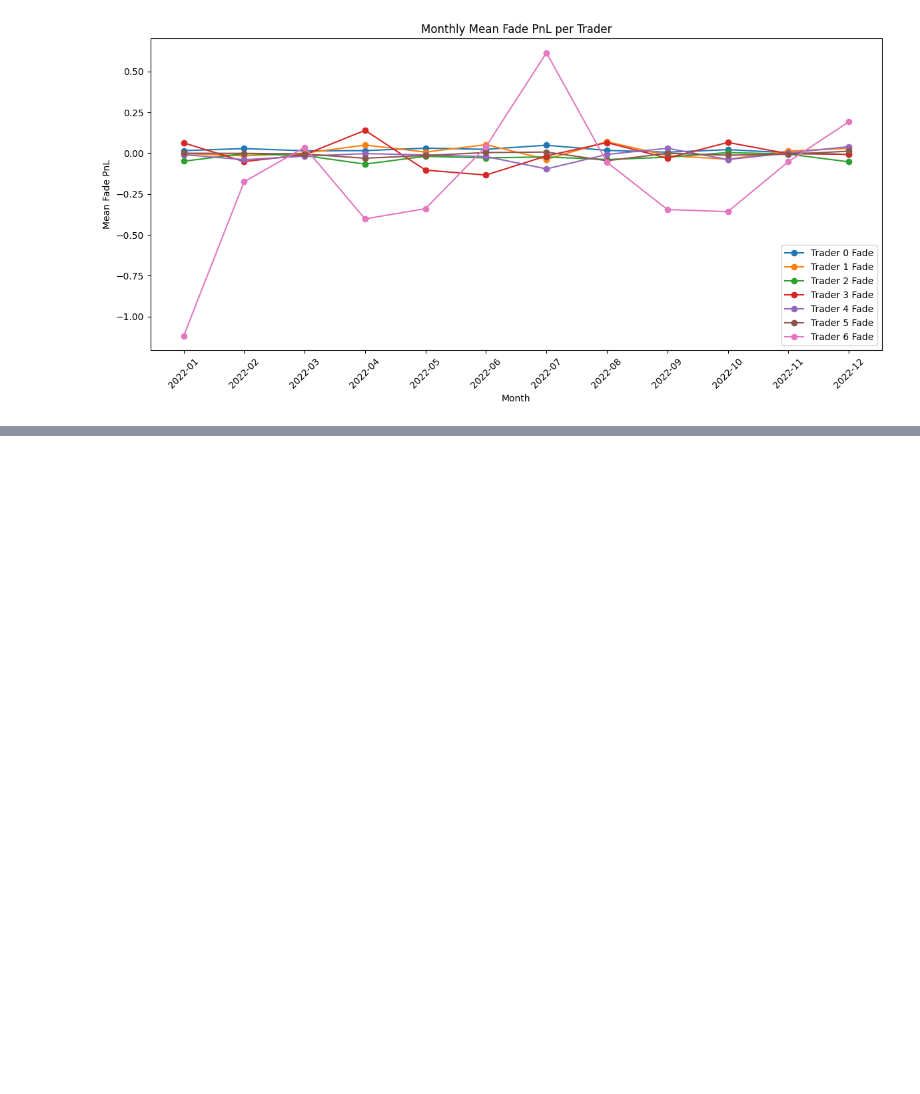
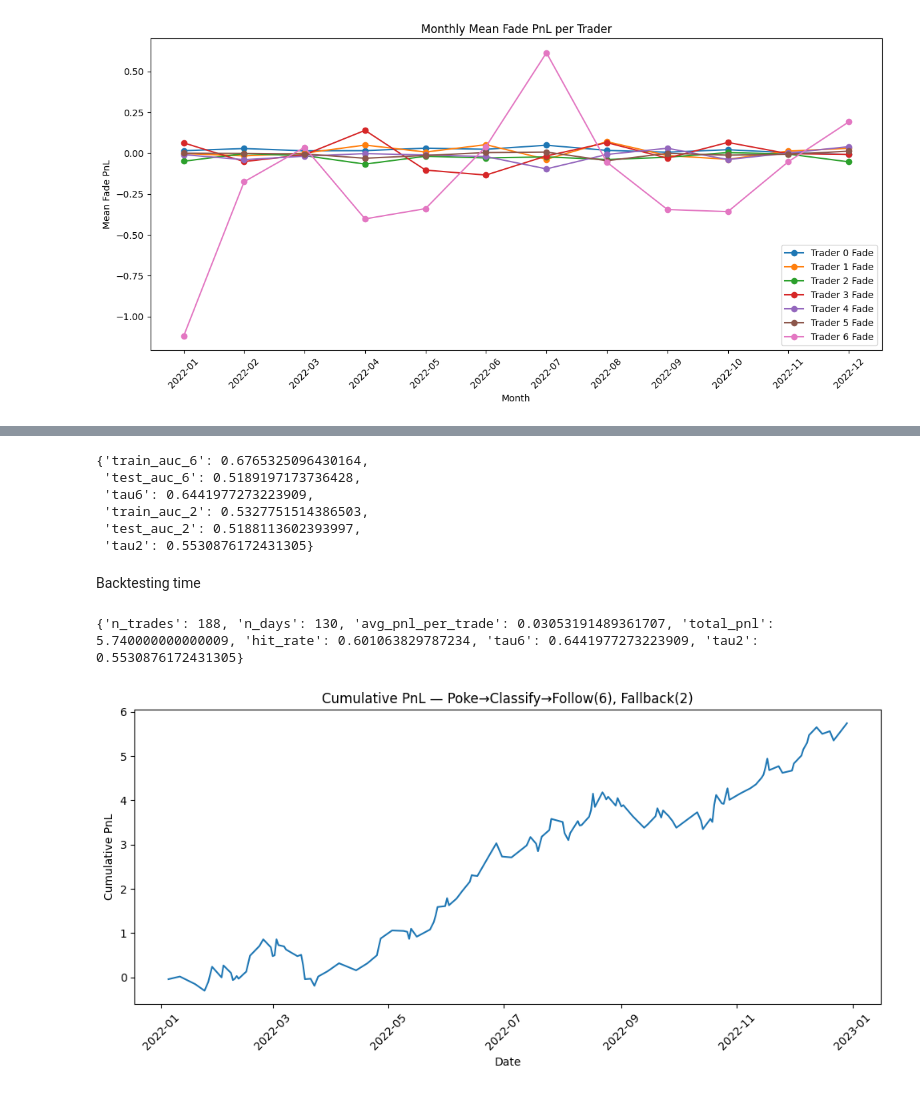
Before and after one commit to FreddieLewin23/FreddieLewin23, a Jupyter notebook: SIG_data_exercise.ipynb, the cells around one changed output, grey strips where cells are left out. Saved outputs shown, nothing was run; the diff lists cells and outputs as text; code cells hidden in the pictures; blank space fills up the shorter version.

```diff
--- a/SIG_data_exercise.ipynb
+++ b/SIG_data_exercise.ipynb
@@ -369,0 +523,19 @@ we can see here that trader 6 does very well in some period but also the worst i
+# %%
+report = {
+    "train_auc_6": auc_of(clf6, train6),
+    "test_auc_6": auc_of(clf6, test6),
+    "tau6": float(tau6),
+    "train_auc_2": auc_of(clf2, train2),
+    "test_auc_2": auc_of(clf2, test2),
+    "tau2": float(tau2),
+}
+report
+# %% [output]
+{'train_auc_6': 0.6765325096430164,
+ 'test_auc_6': 0.5189197173736428,
+ 'tau6': 0.6441977273223909,
+ 'train_auc_2': 0.5327751514386503,
+ 'test_auc_2': 0.5188113602393997,
+ 'tau2': 0.5530876172431305}
+# %% [markdown]
+Backtesting time
@@ -369,0 +708,27 @@ we can see here that trader 6 does very well in some period but also the worst i
+# %%
+bt = pd.DataFrame(bt_rows).sort_values("entry_dt").reset_index(drop=True)
+bt["date"] = pd.to_datetime(bt["day"])
+daily = bt.groupby("date")["pnl"].sum().reset_index().sort_values("date")
+daily["cum_pnl"] = daily["pnl"].cumsum()
+
+print({
+    "n_trades": int(len(bt)),
+    "n_days": int(bt["day"].nunique()) if len(bt) else 0,
+    "avg_pnl_per_trade": float(bt["pnl"].mean()) if len(bt) else float("nan"),
+    "total_pnl": float(bt["pnl"].sum()) if len(bt) else float("nan"),
+    "hit_rate": float((bt["pnl"] > 0).mean()) if len(bt) else float("nan"),
+    "tau6": float(tau6), "tau2": float(tau2)
+})
+
+# (Optional) plot
+plt.figure(figsize=(10,5))
+plt.plot(daily["date"], daily["cum_pnl"])
+plt.title("Cumulative PnL — Poke→Classify→Follow(6), Fallback(2)")
+plt.xlabel("Date")
+plt.ylabel("Cumulative PnL")
+plt.xticks(rotation=45)
+plt.tight_layout()
+plt.show()
+# %% [output]
+{'n_trades': 188, 'n_days': 130, 'avg_pnl_per_trade': 0.03053191489361707, 'total_pnl': 5.740000000000009, 'hit_rate': 0.601063829787234, 'tau6': 0.6441977273223909, 'tau2': 0.5530876172431305}
+[figure, added]
```
Also changed, not shown: parts of 6 cells of this notebook.
